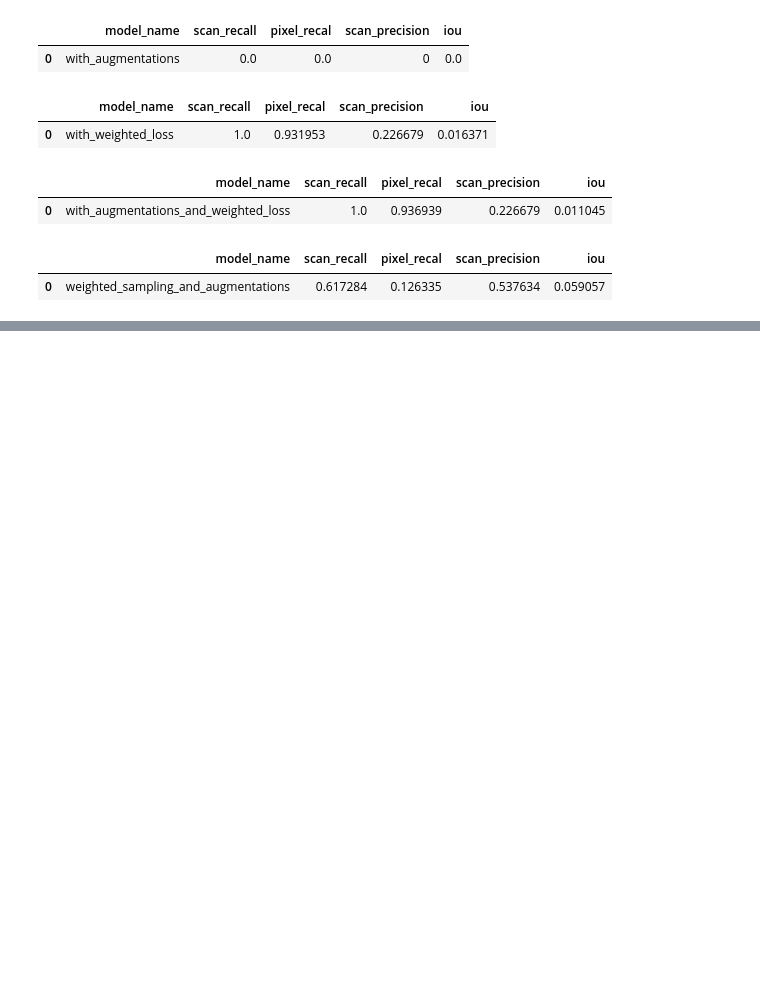
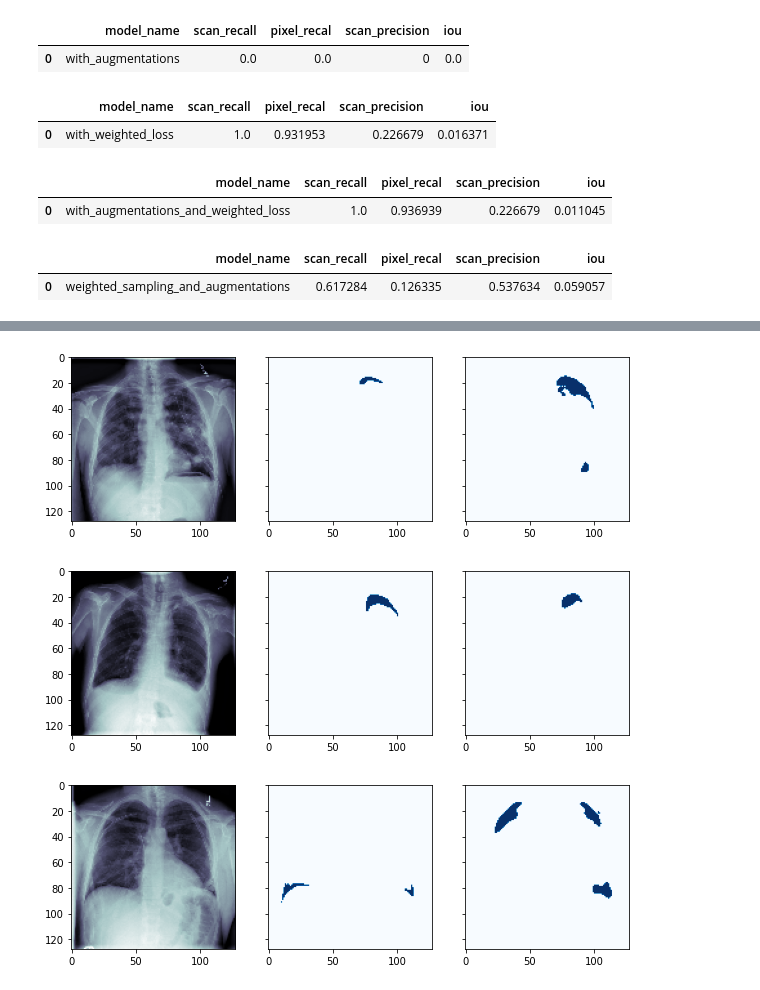
Before and after one commit to gabibu/aiforhealthcare, a Jupyter notebook: advanced_models_colab_2.ipynb, the cells around one changed output, grey strips where cells are left out. Drawn from its saved outputs; the diff is of its cells as text; code cells hidden in the pictures; blank space fills up the shorter version.

```diff
--- a/advanced_models_colab_2.ipynb
+++ b/advanced_models_colab_2.ipynb
@@ -969,0 +1031,7 @@ ax[1].imshow(labels1[0],cmap='Blues')
+# %%
+
+plot_exmaples('with_augmentations_and_dice_loss', 0.5)
+# %% [output]
+[figure, added]
+[figure, added]
+[figure, added]
```
Also changed, not shown: parts of 10 cells of this notebook.
